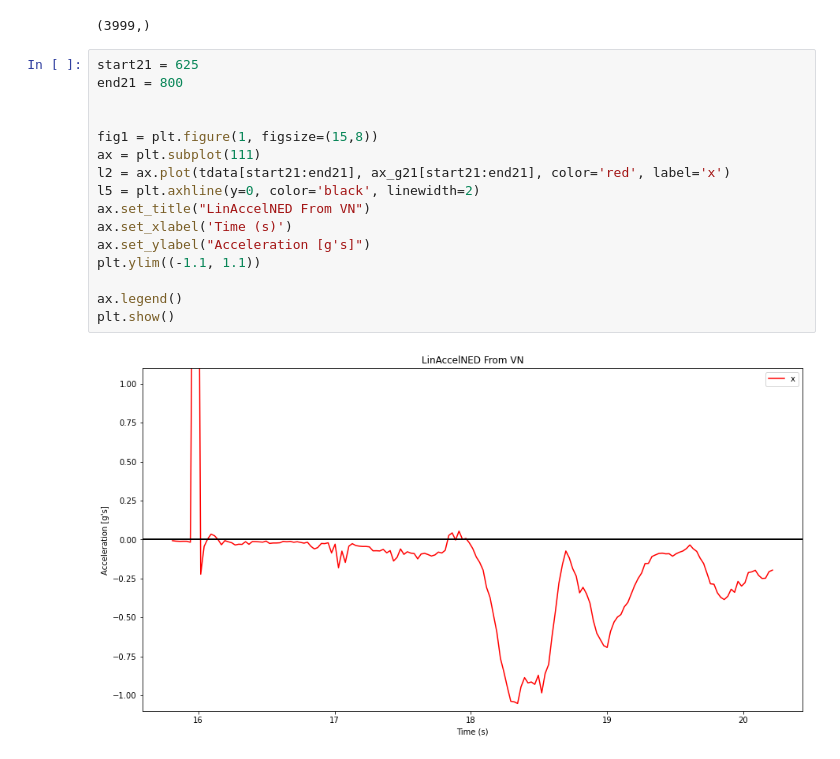
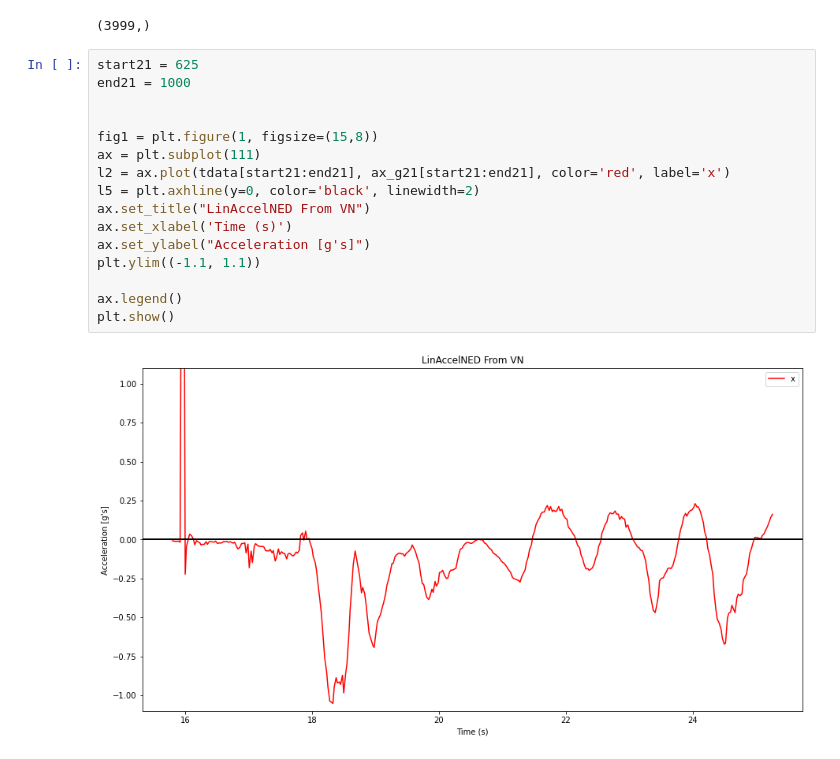
Before and after one commit to VADL-2022/IMU_VV, a Jupyter notebook: 03_Path_Recon/Post-drogue Analysis.ipynb, the cells around one changed output. Drawn from its saved outputs; the diff is of its cells as text.

```diff
--- a/03_Path_Recon/Post-drogue Analysis.ipynb
+++ b/03_Path_Recon/Post-drogue Analysis.ipynb
@@ -128,22 +128,22 @@ tdata21.shape
 (3999,)
 # %%
 start21 = 625
-end21 = 800
+end21 = 1000
 
 
 fig1 = plt.figure(1, figsize=(15,8))
 ax = plt.subplot(111)
 l2 = ax.plot(tdata[start21:end21], ax_g21[start21:end21], color='red', label='x')
 l5 = plt.axhline(y=0, color='black', linewidth=2)
 ax.set_title("LinAccelNED From VN")
 ax.set_xlabel('Time (s)')
 ax.set_ylabel("Acceleration [g's]")
 plt.ylim((-1.1, 1.1))
 
 ax.legend()
 plt.show()
 # %% [output]
-[figure, old version]
+[figure, new version]
 # %%
 fig1 = plt.figure(1, figsize=(15,8))
 ax = plt.subplot(111)
```
Also changed, not shown: parts of 3 cells of this notebook, 2 other files.
